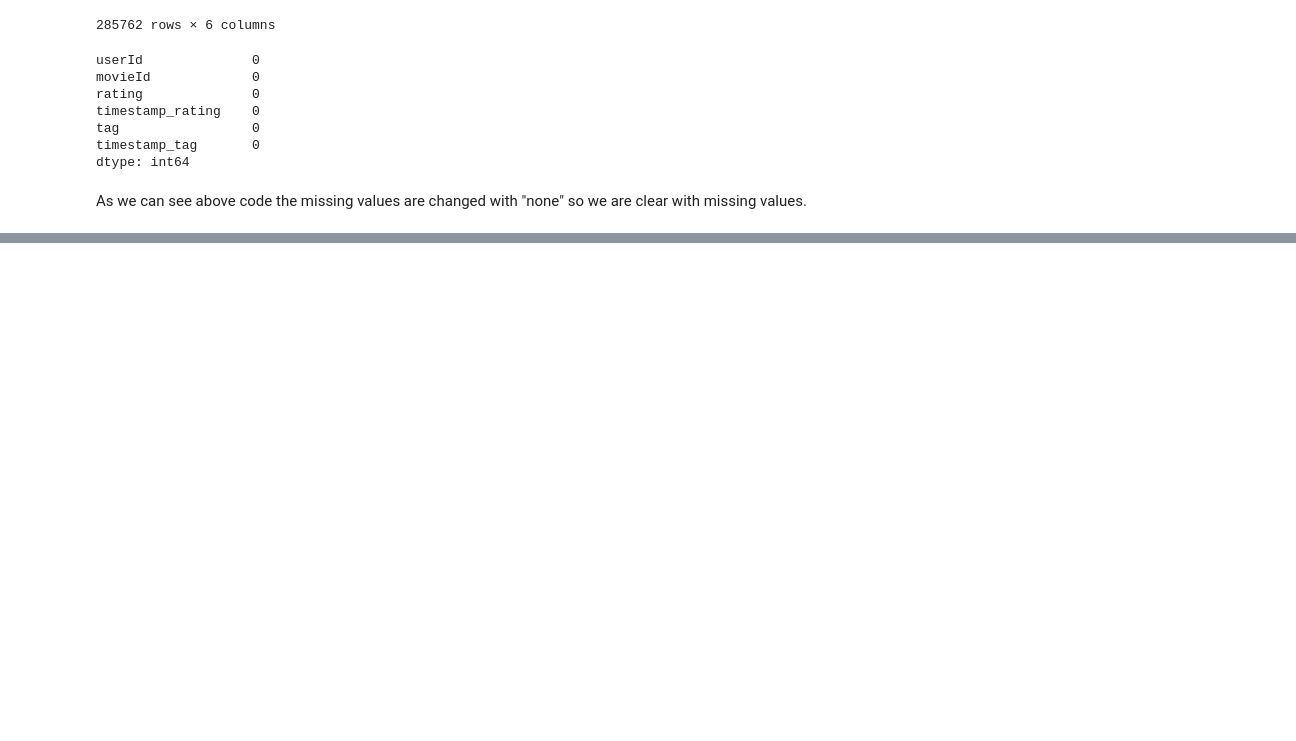
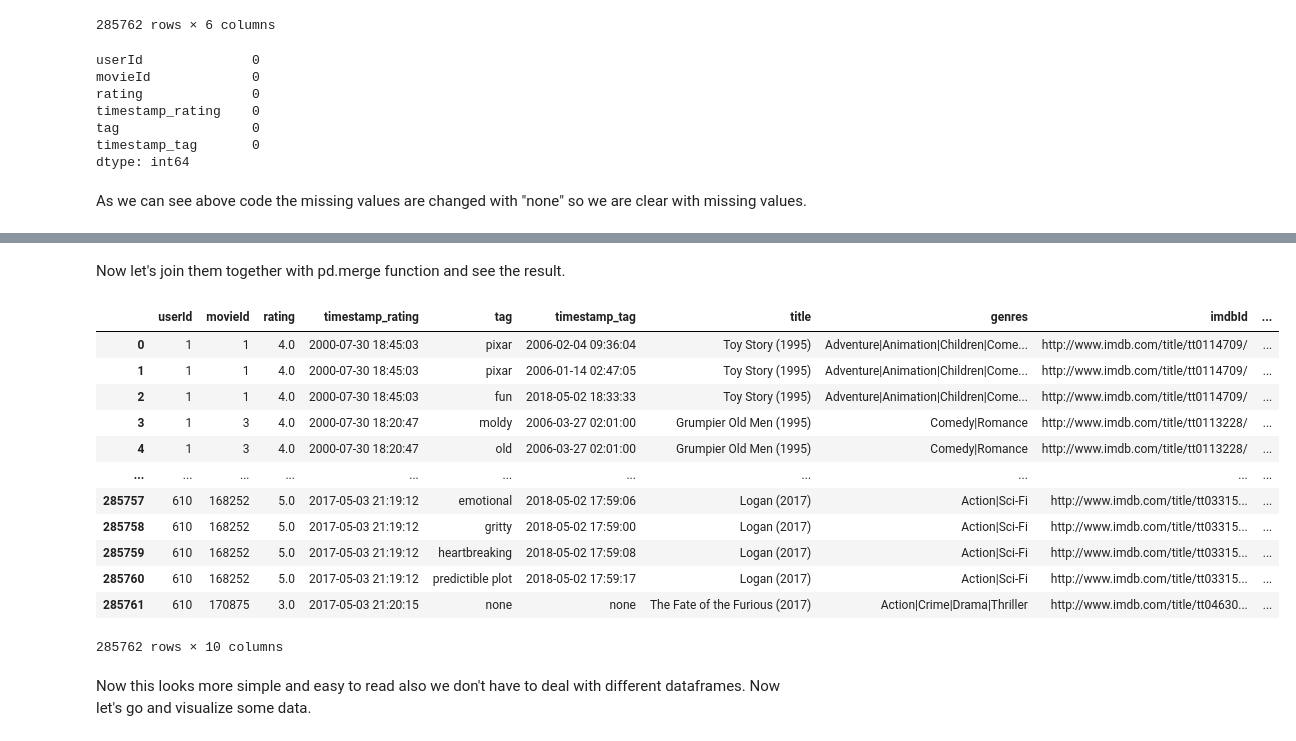
Before and after one commit to ekarbeyaz/movie-rankings-data-manipulation, a Jupyter notebook: Script - Movies.ipynb, the cells around one changed output, grey strips where cells are left out. Drawn from its saved outputs; the diff is of its cells as text; code cells hidden in the pictures; blank space fills up the shorter version.

```diff
--- a/Script - Movies.ipynb
+++ b/Script - Movies.ipynb
@@ -348,0 +383,21 @@ As we can see above code the missing values are changed with "none" so we are cl
+# %% [markdown]
+Now let's join them together with pd.merge function and see the result.
+# %%
+ratings_final = pd.merge(left=ratings_na_dropped, right=movies_changed, how="left", left_on="movieId", right_on="movieId")
+ratings_final
+# %% [output]
+|  | userId | movieId | rating | timestamp_rating | tag | timestamp_tag | title | genres | imdbId | ... |
+| 0 | 1 | 1 | 4.0 | 2000-07-30 18:45:03 | pixar | 2006-02-04 09:36:04 | Toy Story (1995) | Adventure|Animation|Children|Come... | http://www.imdb.com/title/tt0114709/ | ... |
+| 1 | 1 | 1 | 4.0 | 2000-07-30 18:45:03 | pixar | 2006-01-14 02:47:05 | Toy Story (1995) | Adventure|Animation|Children|Come... | http://www.imdb.com/title/tt0114709/ | ... |
+| 2 | 1 | 1 | 4.0 | 2000-07-30 18:45:03 | fun | 2018-05-02 18:33:33 | Toy Story (1995) | Adventure|Animation|Children|Come... | http://www.imdb.com/title/tt0114709/ | ... |
+| 3 | 1 | 3 | 4.0 | 2000-07-30 18:20:47 | moldy | 2006-03-27 02:01:00 | Grumpier Old Men (1995) | Comedy|Romance | http://www.imdb.com/title/tt0113228/ | ... |
+| 4 | 1 | 3 | 4.0 | 2000-07-30 18:20:47 | old | 2006-03-27 02:01:00 | Grumpier Old Men (1995) | Comedy|Romance | http://www.imdb.com/title/tt0113228/ | ... |
+| ... | ... | ... | ... | ... | ... | ... | ... | ... | ... | ... |
+| 285757 | 610 | 168252 | 5.0 | 2017-05-03 21:19:12 | emotional | 2018-05-02 17:59:06 | Logan (2017) | Action|Sci-Fi | http://www.imdb.com/title/tt03315... | ... |
+| 285758 | 610 | 168252 | 5.0 | 2017-05-03 21:19:12 | gritty | 2018-05-02 17:59:00 | Logan (2017) | Action|Sci-Fi | http://www.imdb.com/title/tt03315... | ... |
+| 285759 | 610 | 168252 | 5.0 | 2017-05-03 21:19:12 | heartbreaking | 2018-05-02 17:59:08 | Logan (2017) | Action|Sci-Fi | http://www.imdb.com/title/tt03315... | ... |
+| 285760 | 610 | 168252 | 5.0 | 2017-05-03 21:19:12 | predictible plot | 2018-05-02 17:59:17 | Logan (2017) | Action|Sci-Fi | http://www.imdb.com/title/tt03315... | ... |
+| 285761 | 610 | 170875 | 3.0 | 2017-05-03 21:20:15 | none | none | The Fate of the Furious (2017) | Action|Crime|Drama|Thriller | http://www.imdb.com/title/tt04630... | ... |
+285762 rows × 10 columns
+# %% [markdown]
+Now this looks more simple and easy to read also we don't have to deal with different dataframes. Now let's go and visualize some data.
```
Also changed, not shown: parts of 11 cells of this notebook.
